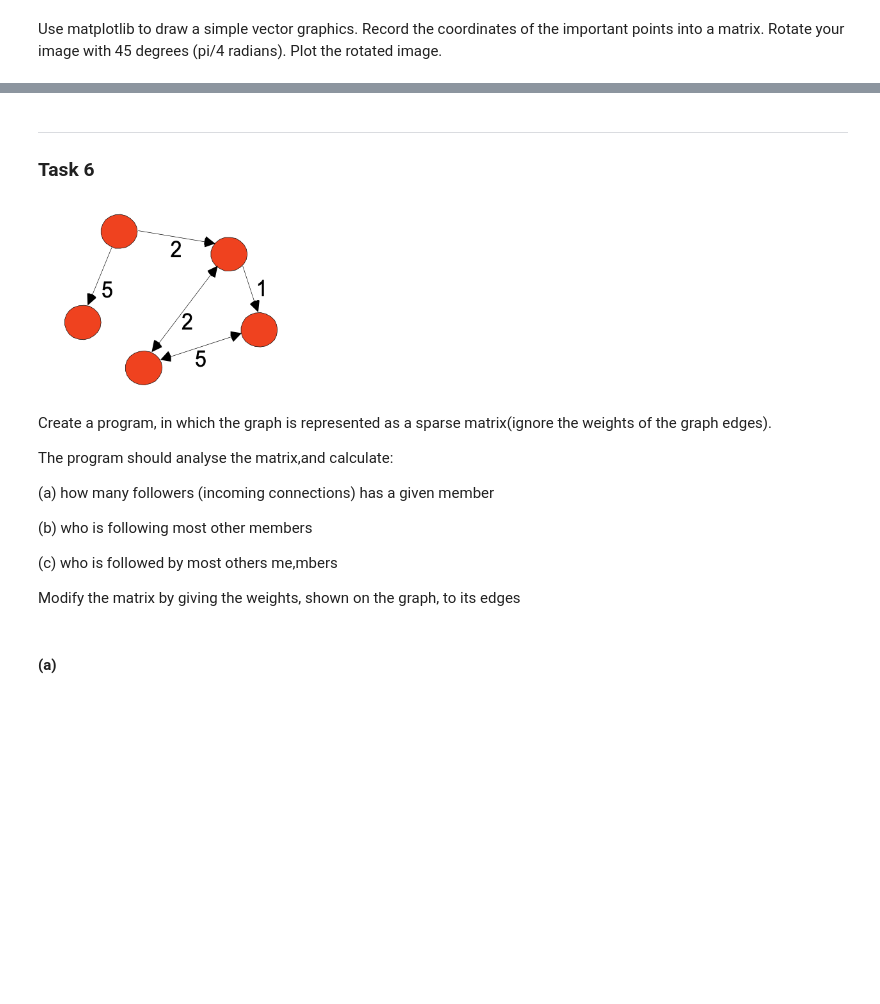
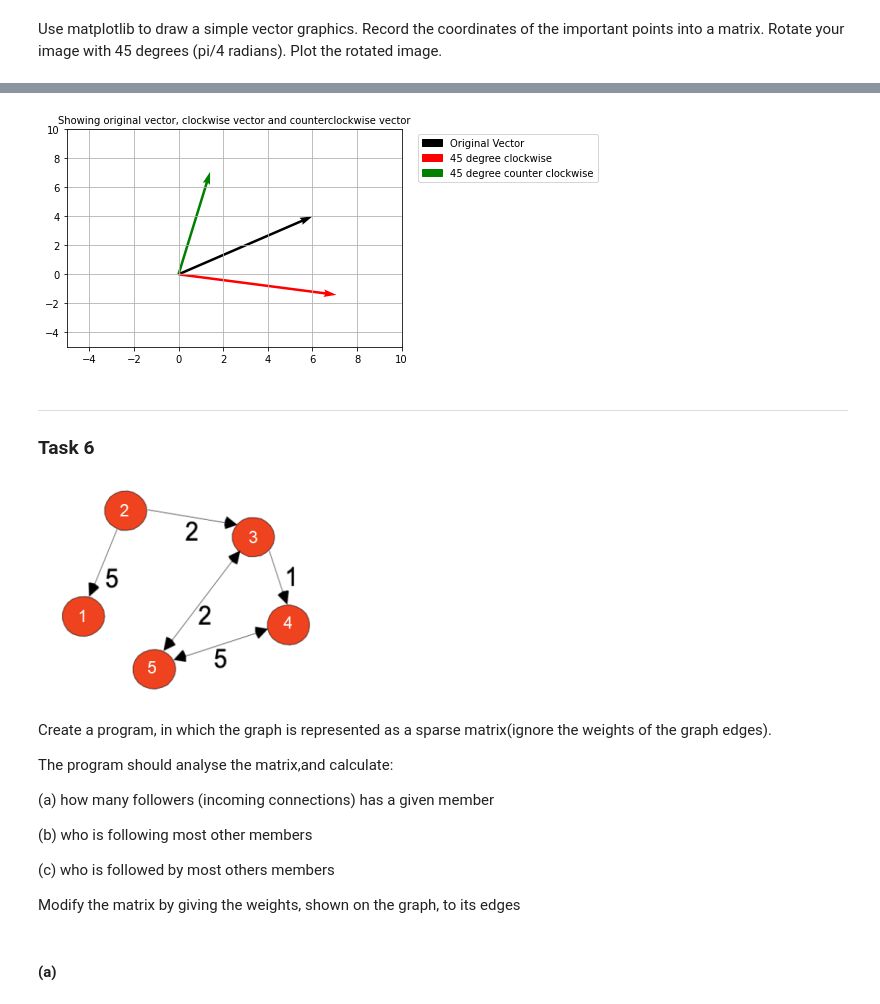
Before and after one commit to Tureczek/Jupyter_notebook_Data_Science, a Jupyter notebook: Assignments/Assignment 4- Implementation of Matrices.ipynb, the cells around one changed output, grey strips where cells are left out. Saved outputs shown, nothing was run; the diff lists cells and outputs as text; code cells hidden in the pictures; blank space fills up the shorter version.

```diff
--- a/Assignments/Assignment 4- Implementation of Matrices.ipynb
+++ b/Assignments/Assignment 4- Implementation of Matrices.ipynb
@@ -486,0 +344,11 @@ matrix1(n, m, li)
+# %%
+theta1 = np.deg2rad(-45)
+theta2 = np.deg2rad(45)
+
+rot1 = np.array([[cos(theta1), -sin(theta1)], [sin(theta1), cos(theta1)]])
+rot2 = np.array([[cos(theta2), -sin(theta2)], [sin(theta2), cos(theta2)]])
+
+w = np.array([6.0, 4.0])
+
+vector_clock = np.dot(rot1, w)
+vector_counterclock = np.dot(rot2, w)
@@ -487,8 +363,23 @@ matrix1(n, m, li)
+# %%
+data = np.array([vector_org, vector_clock, vector_counterclock])
+origin = np.array([[0, 0, 0], [0, 0, 0]])
+plt.grid()
+plt.xlim(-5,10)
+plt.ylim(-5,10)
+black_patch = mpatches.Patch(color='black', label='Original Vector')
+red_patch = mpatches.Patch(color='red', label='45 degree clockwise')
+green_patch = mpatches.Patch(color='green', label='45 degree counter clockwise')
+plt.legend(handles=[black_patch, red_patch, green_patch], bbox_to_anchor =(1.6, 1))
+plt.title('Showing original vector, clockwise vector and counterclockwise vector',fontsize=10)
+plt.quiver(*origin, data[:, 0], data[:, 1], color=['black', 'red', 'green'], angles='xy', scale_units='xy', scale=1)
+plt.show()
+# %% [output]
+[figure, added]
 # %% [markdown]
 ***
 ### Task 6
 # %% [markdown]
-![image.png](attachment:image.png)
+![image-2.png](attachment:image-2.png)
 # %% [markdown]
 Create a program, in which the graph is represented as a sparse matrix(ignore the weights of the graph edges).
 
@@ -498,7 +389,7 @@ The program should analyse the matrix,and calculate:
 
 (b) who is following most other members
 
-(c) who is followed by most others me,mbers
+(c) who is followed by most others members
 
 Modify the matrix by giving the weights, shown on the graph, to its edges
 # %%
```
Also changed, not shown: parts of 31 cells of this notebook, 1 other file.
